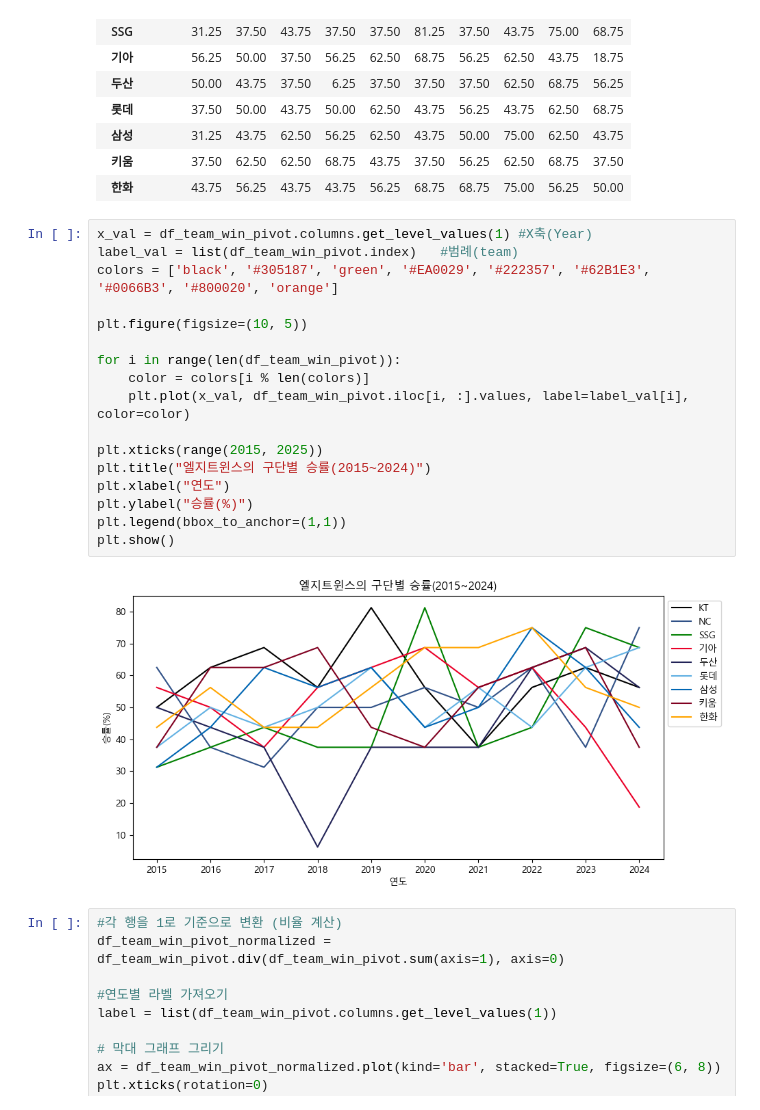
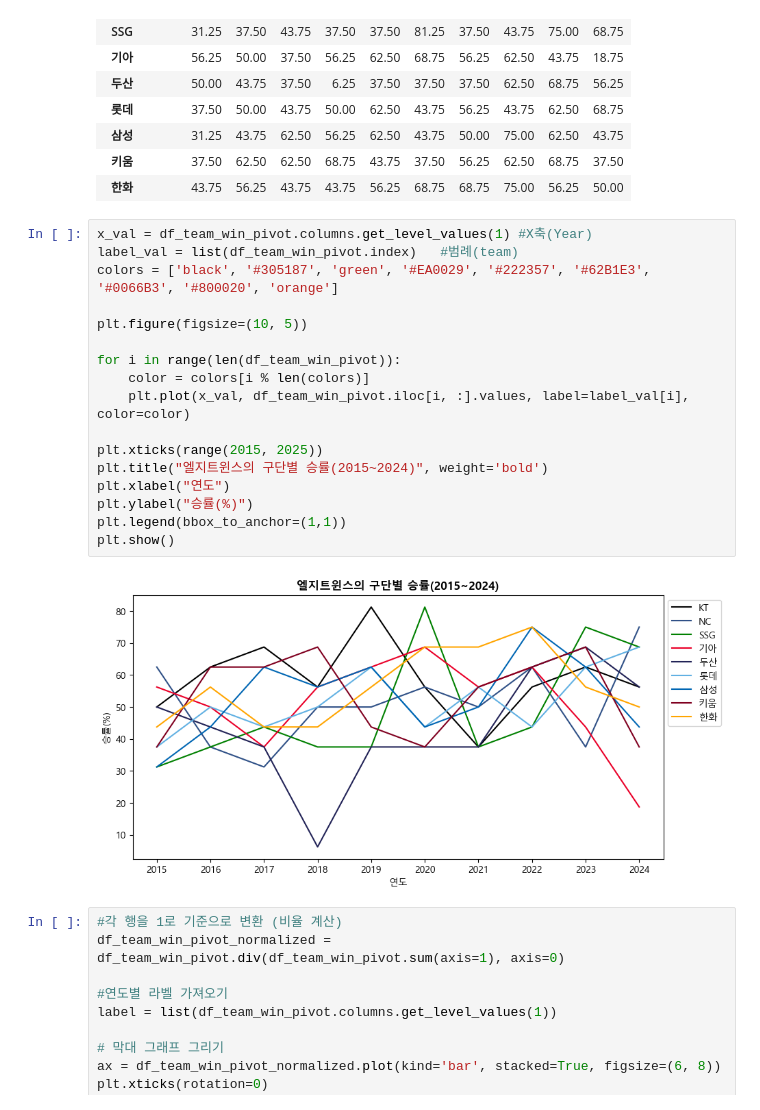
Before and after one commit to IAMKIMEUNSEO/predict2025_kbo_lgtwins_winning_rate, a Jupyter notebook: lgtwins.ipynb, the cells around one changed output. Cells and saved outputs as stored; diff of their text form.

Commit message:
그래프: 엘지트윈스의 구단별 승률(2015~2024) title bold 처리

```diff
--- a/lgtwins.ipynb
+++ b/lgtwins.ipynb
@@ -358,22 +358,22 @@ df_team_win_pivot
 # %%
 x_val = df_team_win_pivot.columns.get_level_values(1) #X축(Year)
 label_val = list(df_team_win_pivot.index)   #범례(team)
 colors = ['black', '#305187', 'green', '#EA0029', '#222357', '#62B1E3', '#0066B3', '#800020', 'orange']
 
 plt.figure(figsize=(10, 5))
 
 for i in range(len(df_team_win_pivot)):
     color = colors[i % len(colors)]
     plt.plot(x_val, df_team_win_pivot.iloc[i, :].values, label=label_val[i], color=color)
 
 plt.xticks(range(2015, 2025))
-plt.title("엘지트윈스의 구단별 승률(2015~2024)")
+plt.title("엘지트윈스의 구단별 승률(2015~2024)", weight='bold')
 plt.xlabel("연도")
 plt.ylabel("승률(%)")
 plt.legend(bbox_to_anchor=(1,1))
 plt.show()
 # %% [output]
-[figure, old version]
+[figure, new version]
 # %%
 #각 행을 1로 기준으로 변환 (비율 계산)
 df_team_win_pivot_normalized = df_team_win_pivot.div(df_team_win_pivot.sum(axis=1), axis=0)
```
